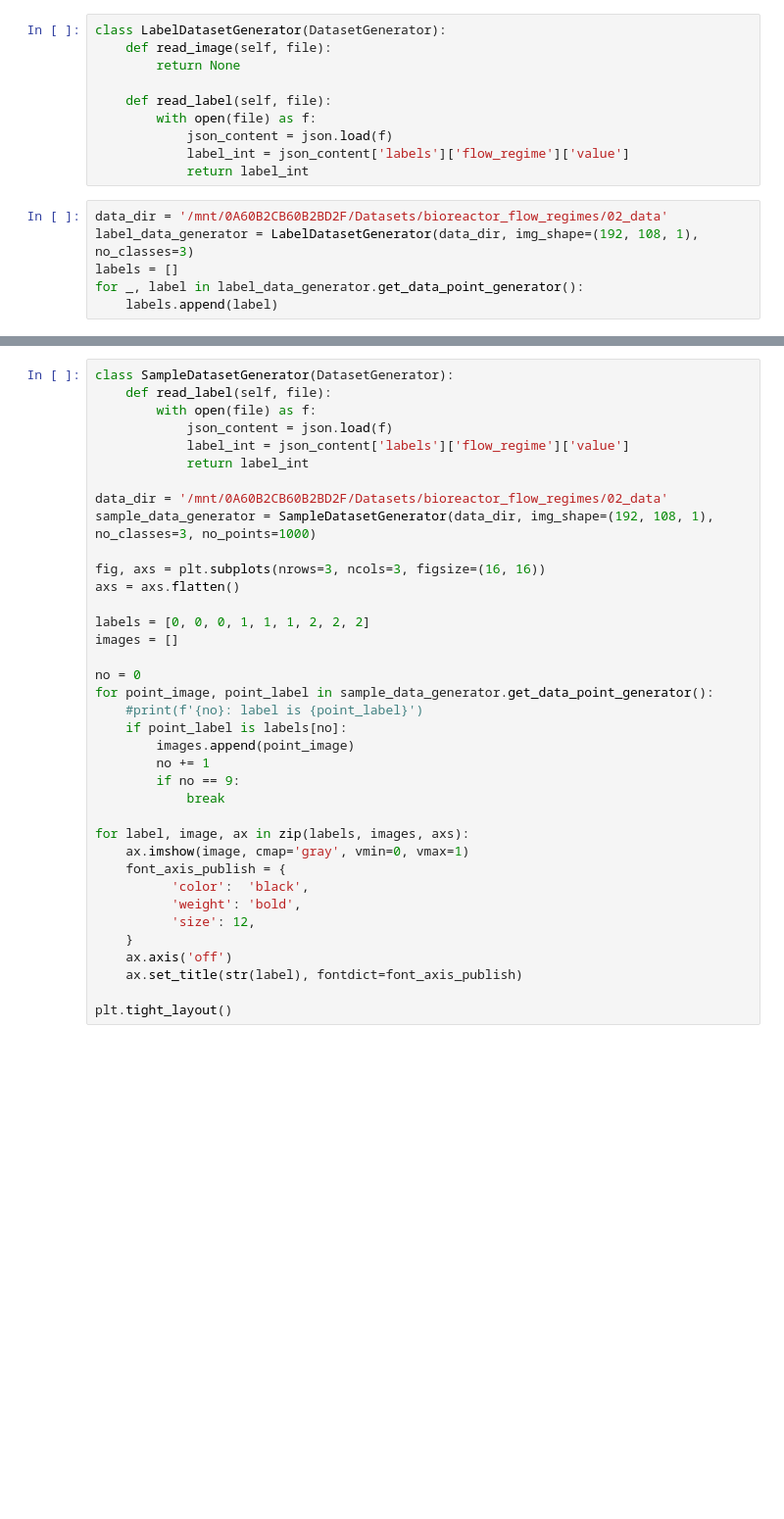
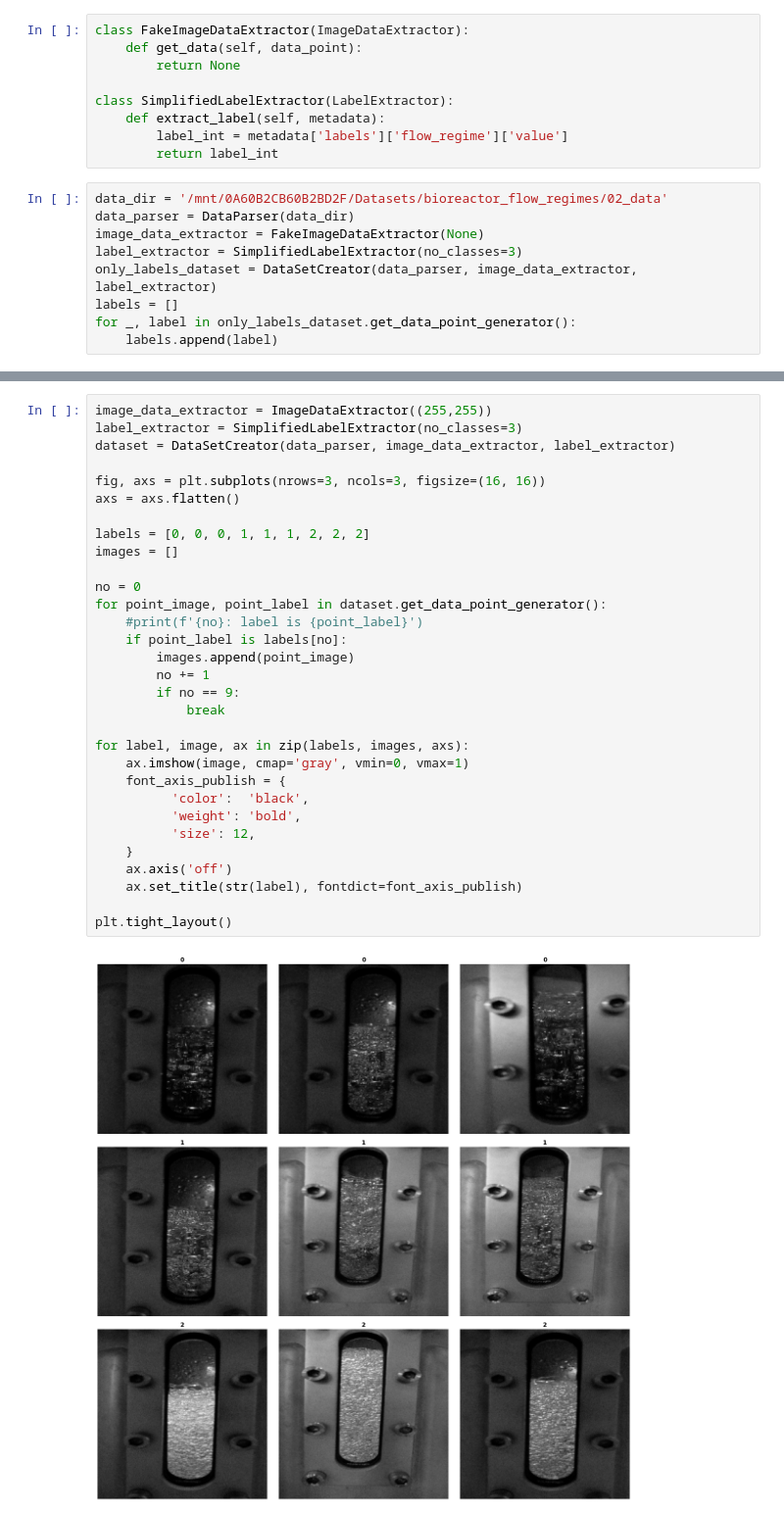
Before and after one commit to NG-Bullseye/flow_regime_recognition_CameraPosition, a Jupyter notebook: data_import_and_preprocessing/data_exploration.ipynb, the cells around one changed output, grey strips where cells are left out. Shown at 98% size. Saved outputs shown, nothing was run; the diff lists cells and outputs as text; blank space fills up the shorter version.

```diff
--- a/data_import_and_preprocessing/data_exploration.ipynb
+++ b/data_import_and_preprocessing/data_exploration.ipynb
@@ -6,17 +3,19 @@ import json
 import matplotlib.pyplot as plt
 # %%
-class LabelDatasetGenerator(DatasetGenerator):
-    def read_image(self, file):
+class FakeImageDataExtractor(ImageDataExtractor):
+    def get_data(self, data_point):
         return None
 
-    def read_label(self, file):
-        with open(file) as f:
-            json_content = json.load(f)
-            label_int = json_content['labels']['flow_regime']['value']
-            return label_int
+class SimplifiedLabelExtractor(LabelExtractor):
+    def extract_label(self, metadata):
+        label_int = metadata['labels']['flow_regime']['value']
+        return label_int
 # %%
 data_dir = '/mnt/0A60B2CB60B2BD2F/Datasets/bioreactor_flow_regimes/02_data'
-label_data_generator = LabelDatasetGenerator(data_dir, img_shape=(192, 108, 1), no_classes=3)
+data_parser = DataParser(data_dir)
+image_data_extractor = FakeImageDataExtractor(None)
+label_extractor = SimplifiedLabelExtractor(no_classes=3)
+only_labels_dataset = DataSetCreator(data_parser, image_data_extractor, label_extractor)
 labels = []
-for _, label in label_data_generator.get_data_point_generator():
+for _, label in only_labels_dataset.get_data_point_generator():
     labels.append(label)
@@ -48,37 +27,33 @@ plt.hist(labels, bins=3)
 # %%
-class SampleDatasetGenerator(DatasetGenerator):
-    def read_label(self, file):
-        with open(file) as f:
-            json_content = json.load(f)
-            label_int = json_content['labels']['flow_regime']['value']
-            return label_int
-
-data_dir = '/mnt/0A60B2CB60B2BD2F/Datasets/bioreactor_flow_regimes/02_data'
-sample_data_generator = SampleDatasetGenerator(data_dir, img_shape=(192, 108, 1), no_classes=3, no_points=1000)
+image_data_extractor = ImageDataExtractor((255,255))
+label_extractor = SimplifiedLabelExtractor(no_classes=3)
+dataset = DataSetCreator(data_parser, image_data_extractor, label_extractor)
 
 fig, axs = plt.subplots(nrows=3, ncols=3, figsize=(16, 16))
 axs = axs.flatten()
 
 labels = [0, 0, 0, 1, 1, 1, 2, 2, 2]
 images = []
 
 no = 0
-for point_image, point_label in sample_data_generator.get_data_point_generator():
+for point_image, point_label in dataset.get_data_point_generator():
     #print(f'{no}: label is {point_label}')
     if point_label is labels[no]:
         images.append(point_image)
         no += 1
         if no == 9:
             break
 
 for label, image, ax in zip(labels, images, axs):
     ax.imshow(image, cmap='gray', vmin=0, vmax=1)
     font_axis_publish = {
           'color':  'black',
           'weight': 'bold',
           'size': 12,
     }
     ax.axis('off')
     ax.set_title(str(label), fontdict=font_axis_publish)
 
 plt.tight_layout()
+# %% [output]
+[figure, added]
```
Also changed, not shown: parts of 3 cells of this notebook, 19 other files.
